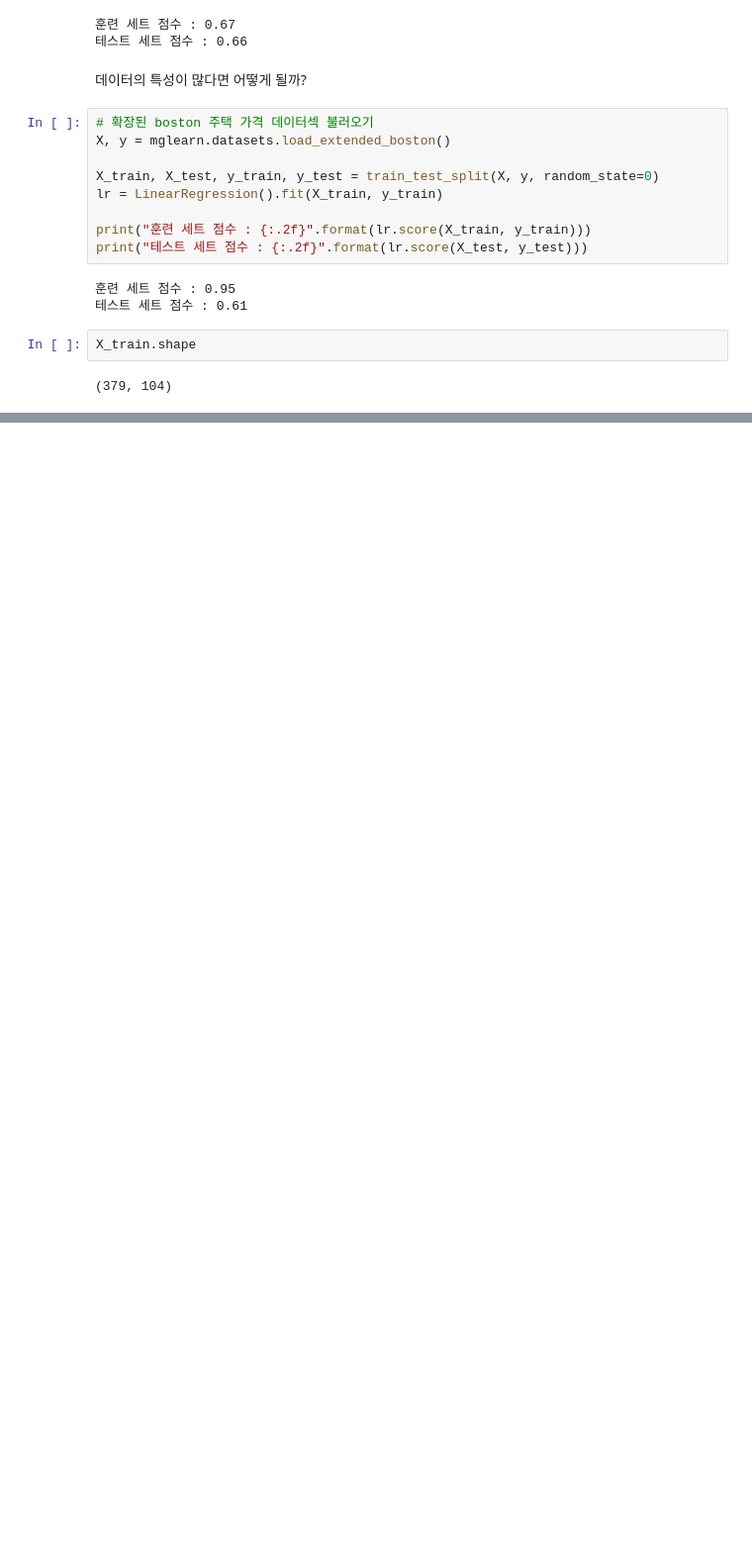
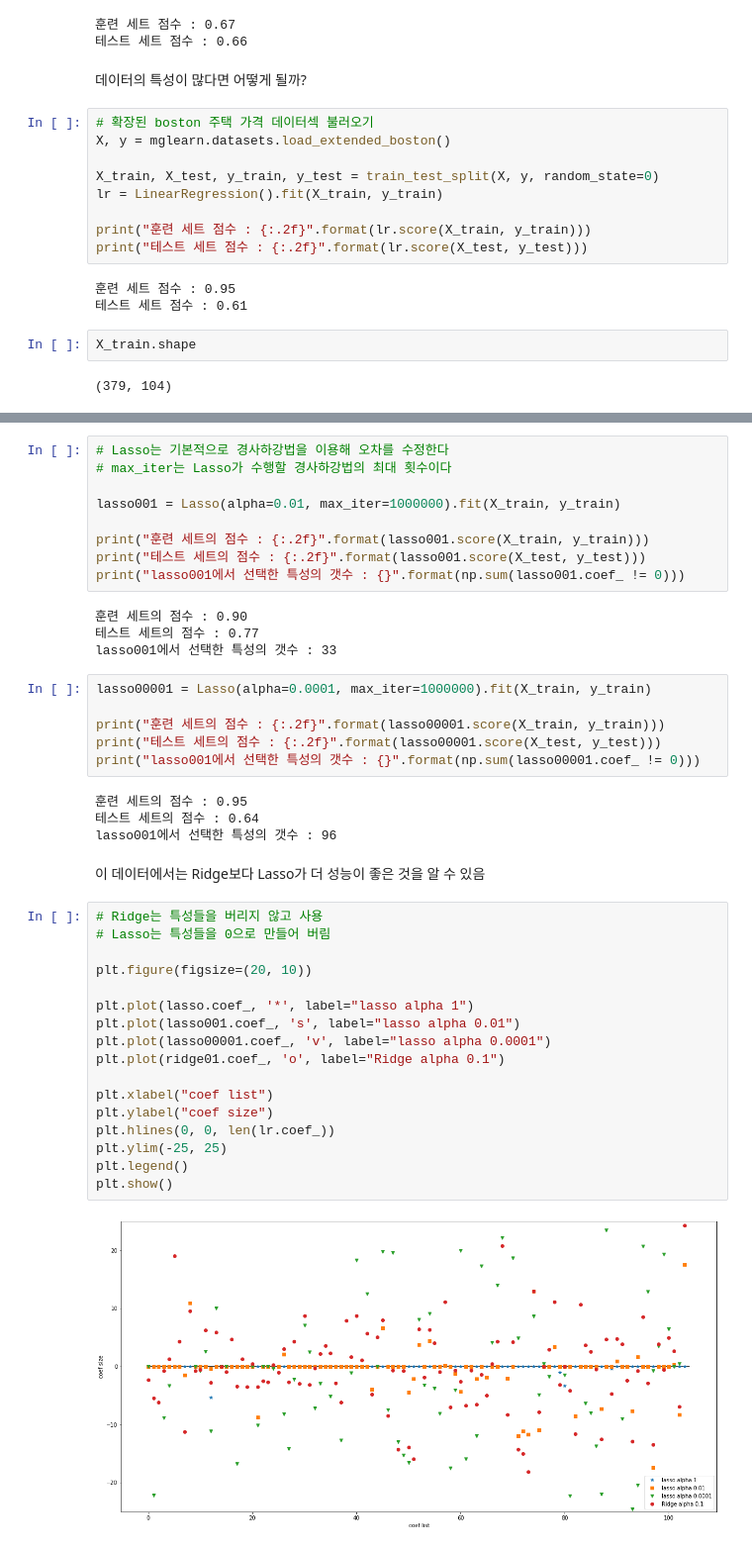
Before and after one commit to wjh818/Data_hwj, a Jupyter notebook: Machine_Learning/2_선형_모델.ipynb, the cells around one changed output, grey strips where cells are left out. Shown at 99% size. Saved outputs shown, nothing was run; the diff lists cells and outputs as text; blank space fills up the shorter version.

```diff
--- a/Machine_Learning/2_선형_모델.ipynb
+++ b/Machine_Learning/2_선형_모델.ipynb
@@ -77,0 +171,44 @@ X_train.shape
+# %%
+# Lasso는 기본적으로 경사하강법을 이용해 오차를 수정한다
+# max_iter는 Lasso가 수행할 경사하강법의 최대 횟수이다
+
+lasso001 = Lasso(alpha=0.01, max_iter=1000000).fit(X_train, y_train)
+
+print("훈련 세트의 점수 : {:.2f}".format(lasso001.score(X_train, y_train)))
+print("테스트 세트의 점수 : {:.2f}".format(lasso001.score(X_test, y_test)))
+print("lasso001에서 선택한 특성의 갯수 : {}".format(np.sum(lasso001.coef_ != 0)))
+# %% [output]
+훈련 세트의 점수 : 0.90
+테스트 세트의 점수 : 0.77
+lasso001에서 선택한 특성의 갯수 : 33
+# %%
+lasso00001 = Lasso(alpha=0.0001, max_iter=1000000).fit(X_train, y_train)
+
+print("훈련 세트의 점수 : {:.2f}".format(lasso00001.score(X_train, y_train)))
+print("테스트 세트의 점수 : {:.2f}".format(lasso00001.score(X_test, y_test)))
+print("lasso001에서 선택한 특성의 갯수 : {}".format(np.sum(lasso00001.coef_ != 0)))
+# %% [output]
+훈련 세트의 점수 : 0.95
+테스트 세트의 점수 : 0.64
+lasso001에서 선택한 특성의 갯수 : 96
+# %% [markdown]
+이 데이터에서는 Ridge보다 Lasso가 더 성능이 좋은 것을 알 수 있음
+# %%
+# Ridge는 특성들을 버리지 않고 사용
+# Lasso는 특성들을 0으로 만들어 버림
+
+plt.figure(figsize=(20, 10))
+
+plt.plot(lasso.coef_, '*', label="lasso alpha 1")
+plt.plot(lasso001.coef_, 's', label="lasso alpha 0.01")
+plt.plot(lasso00001.coef_, 'v', label="lasso alpha 0.0001")
+plt.plot(ridge01.coef_, 'o', label="Ridge alpha 0.1")
+
+plt.xlabel("coef list")
+plt.ylabel("coef size")
+plt.hlines(0, 0, len(lr.coef_))
+plt.ylim(-25, 25)
+plt.legend()
+plt.show()
+# %% [output]
+[figure, added]
```
Also changed, not shown: parts of 12 cells of this notebook.
